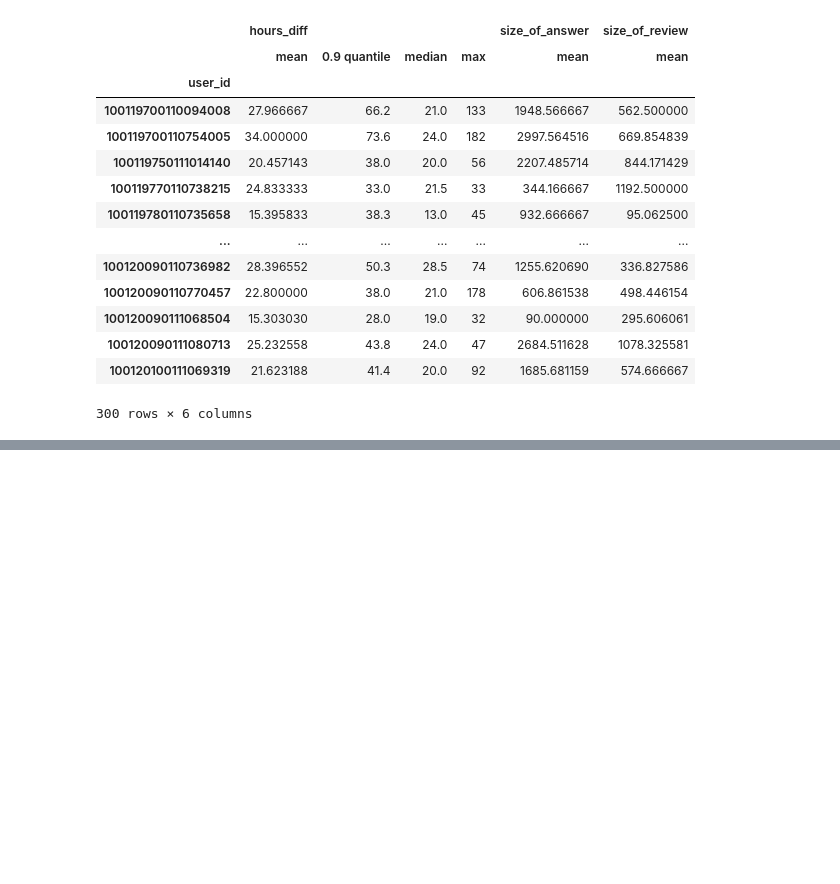
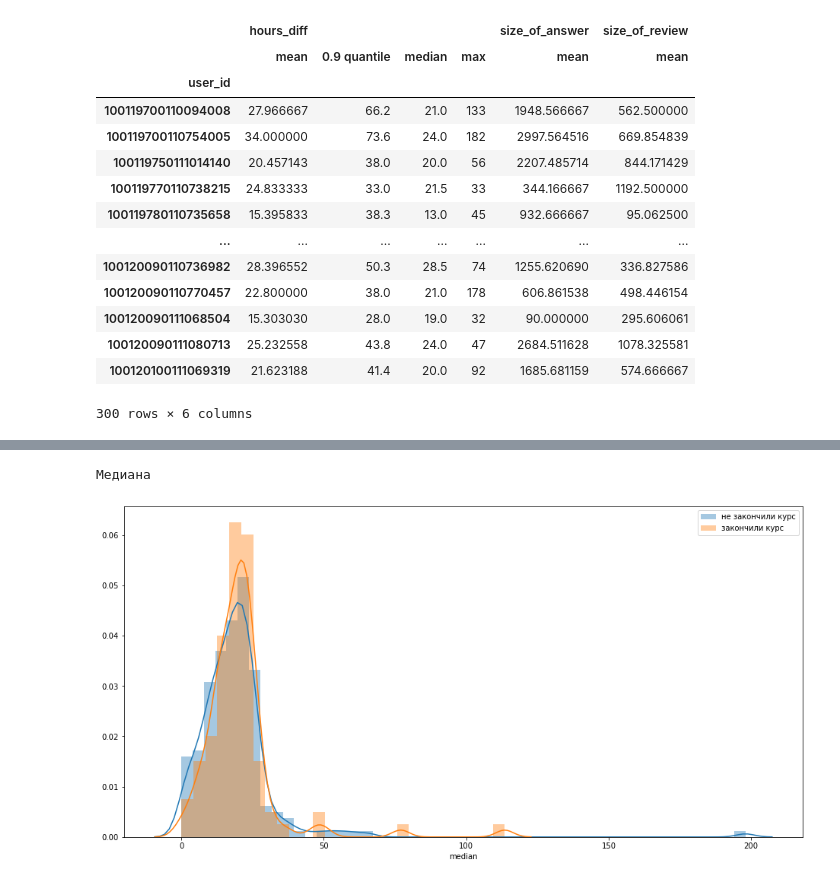
Before and after one commit to deethereal/Sirius_project, a Jupyter notebook: data_and_2.ipynb, the cells around one changed output, grey strips where cells are left out. Drawn from its saved outputs; the diff is of its cells as text; code cells hidden in the pictures; blank space fills up the shorter version.

```diff
--- a/data_and_2.ipynb
+++ b/data_and_2.ipynb
@@ -511,0 +506,10 @@ count_bad
+# %%
+plt.figure(figsize=(16, 8))
+sb.distplot(df_0['hours_diff']['median'], label = 'не закончили курс')
+sb.distplot(df_1['hours_diff']['median'], label = 'закончили курс')
+print('Медиана')
+plt.legend()
+plt.show()
+# %% [output]
+Медиана
+[figure, added]
```
Also changed, not shown: parts of 22 cells of this notebook.
